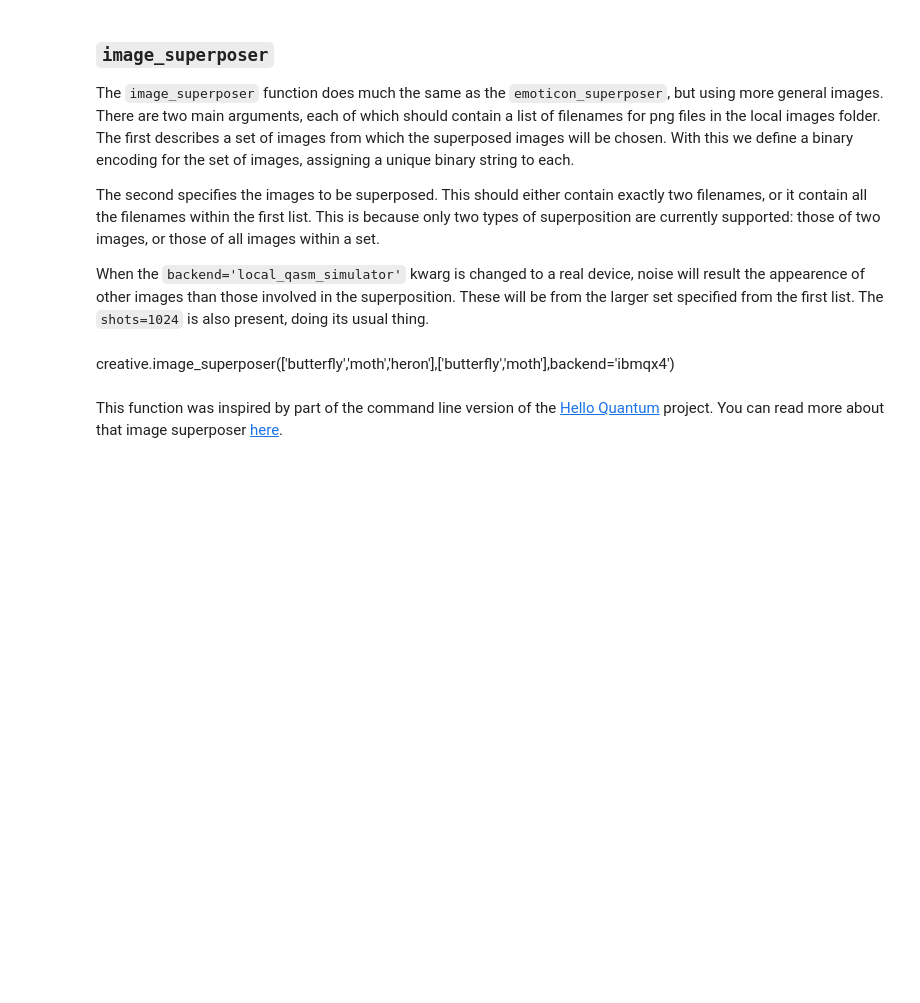
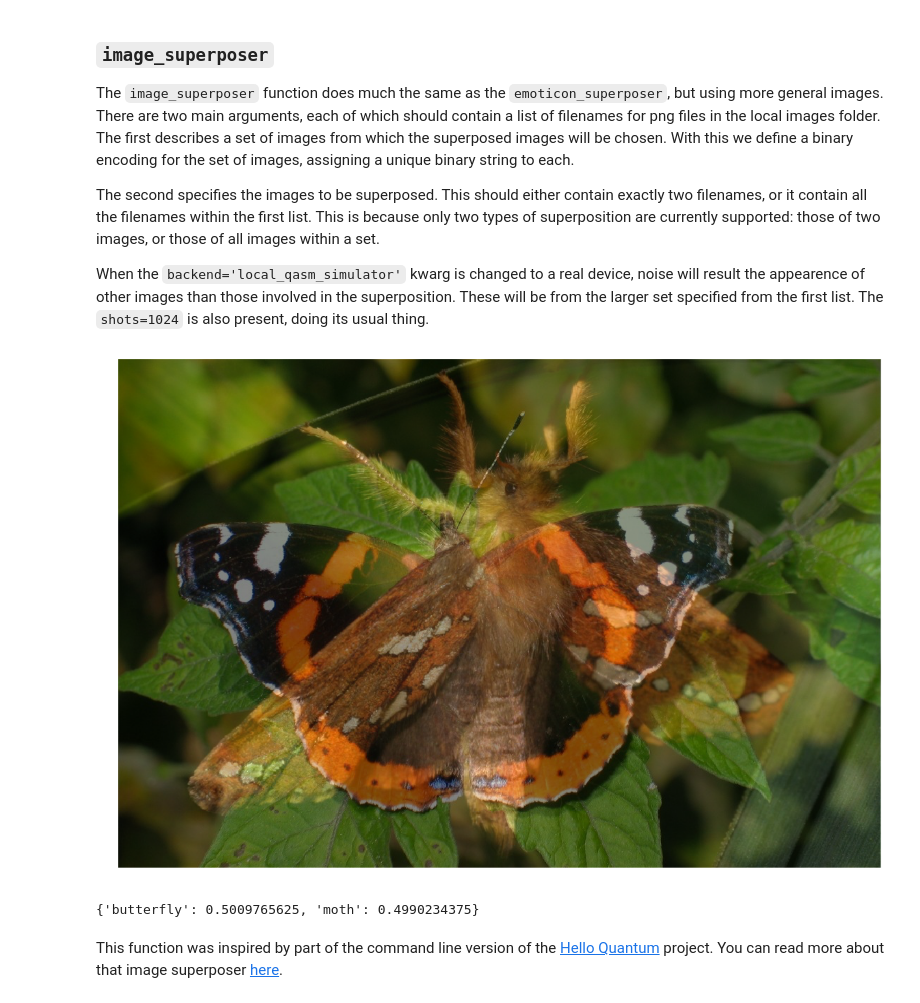
Before and after one commit to quantumjim/qreative, a Jupyter notebook: how-to-use.ipynb, the cells around one changed output. Cells and saved outputs as stored; diff of their text form; code cells hidden in the pictures; blank space fills up the shorter version.

```diff
--- a/how-to-use.ipynb
+++ b/how-to-use.ipynb
@@ -307,8 +324,11 @@ The `image_superposer` function does much the same as the `emoticon_superposer`,
 The second specifies the images to be superposed. This should either contain exactly two filenames, or it contain all the filenames within the first list. This is because only two types of superposition are currently supported: those of two images, or those of all images within a set.
 
 When the `backend='local_qasm_simulator'` kwarg is changed to a real device, noise will result the appearence of other images than those involved in the superposition. These will be from the larger set specified from the first list. The `shots=1024` is also present, doing its usual thing.
-# %% [markdown]
-creative.image_superposer(['butterfly','moth','heron'],['butterfly','moth'],backend='ibmqx4')
+# %%
+creative.image_superposer(['butterfly','moth','heron'],['butterfly','moth'])
+# %% [output]
+[figure, added]
+{'butterfly': 0.5009765625, 'moth': 0.4990234375}
 # %% [markdown]
 This function was inspired by part of the command line version of the [Hello Quantum](http://helloquantum.mybluemix.net/) project. You can read more about that image superposer [here](https://medium.com/qiskit/a-quantum-superposition-of-a-tiger-and-a-bear-b461e3b23908).
 # %% [markdown]
```
Also changed, not shown: parts of 23 cells of this notebook, 1 other file.
